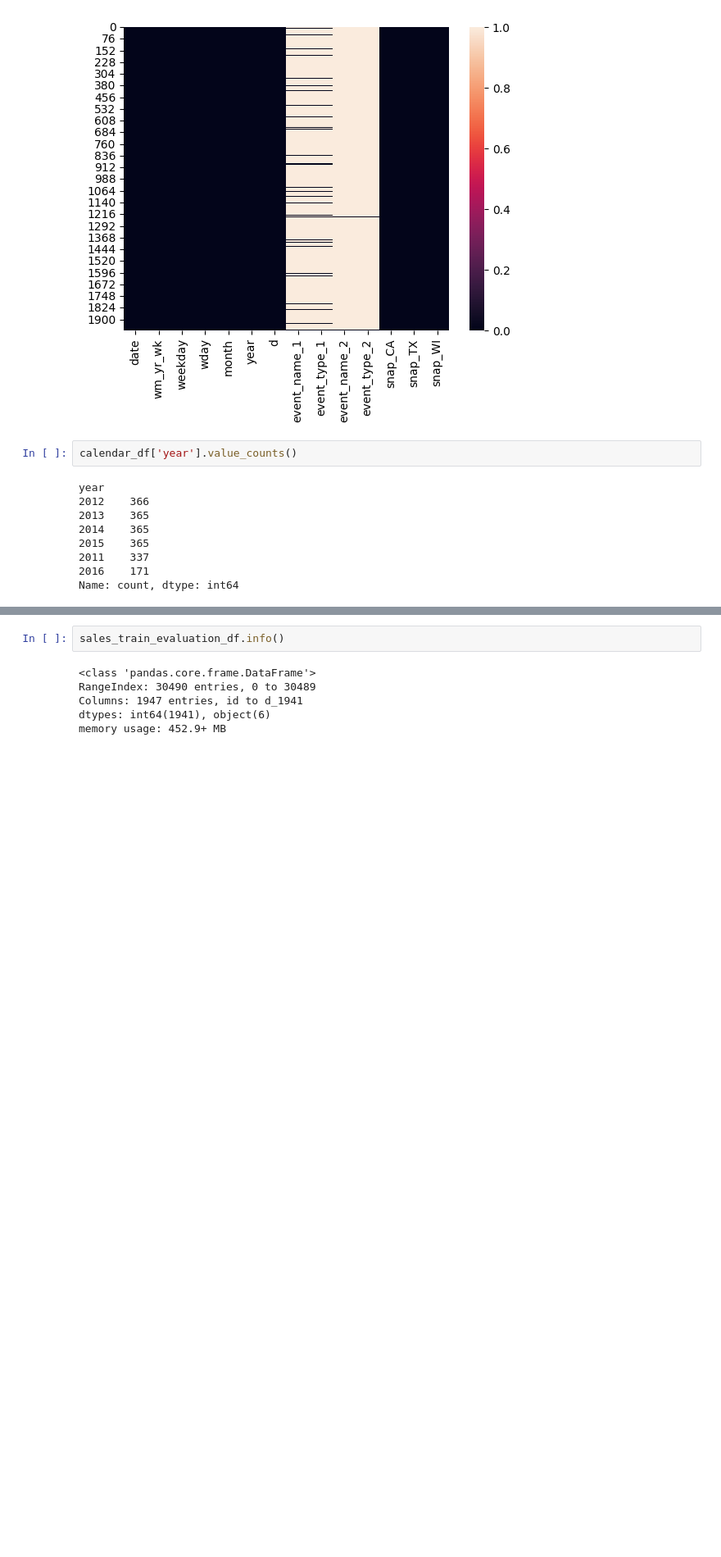
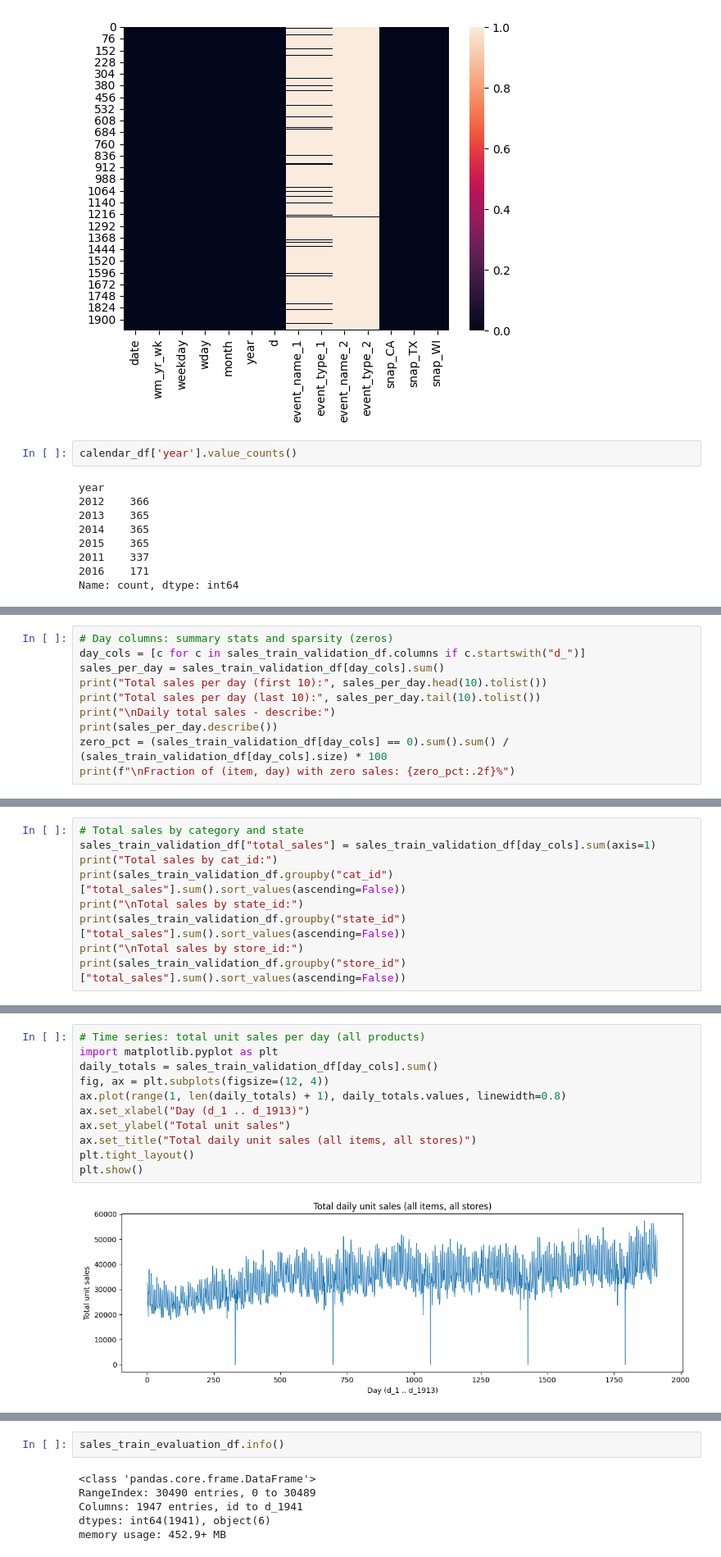
Before and after one commit to JimmysDataLab/Inventory-Forecasting-and-Modeling, a Jupyter notebook: notebooks/exploratory_data_analysis_and_modelling.ipynb, the cells around one changed output, grey strips where cells are left out. Shown at 82% size. Cells and saved outputs as stored; diff of their text form; blank space fills up the shorter version.

```diff
--- a/notebooks/exploratory_data_analysis_and_modelling.ipynb
+++ b/notebooks/exploratory_data_analysis_and_modelling.ipynb
@@ -177,0 +246,10 @@ Name: count, dtype: int64
+# %%
+# Day columns: summary stats and sparsity (zeros)
+day_cols = [c for c in sales_train_validation_df.columns if c.startswith("d_")]
+sales_per_day = sales_train_validation_df[day_cols].sum()
+print("Total sales per day (first 10):", sales_per_day.head(10).tolist())
+print("Total sales per day (last 10):", sales_per_day.tail(10).tolist())
+print("\nDaily total sales - describe:")
+print(sales_per_day.describe())
+zero_pct = (sales_train_validation_df[day_cols] == 0).sum().sum() / (sales_train_validation_df[day_cols].size) * 100
+print(f"\nFraction of (item, day) with zero sales: {zero_pct:.2f}%")
@@ -177,0 +272,9 @@ Name: count, dtype: int64
+# %%
+# Total sales by category and state
+sales_train_validation_df["total_sales"] = sales_train_validation_df[day_cols].sum(axis=1)
+print("Total sales by cat_id:")
+print(sales_train_validation_df.groupby("cat_id")["total_sales"].sum().sort_values(ascending=False))
+print("\nTotal sales by state_id:")
+print(sales_train_validation_df.groupby("state_id")["total_sales"].sum().sort_values(ascending=False))
+print("\nTotal sales by store_id:")
+print(sales_train_validation_df.groupby("store_id")["total_sales"].sum().sort_values(ascending=False))
@@ -177,0 +299,13 @@ Name: count, dtype: int64
+# %%
+# Time series: total unit sales per day (all products)
+import matplotlib.pyplot as plt
+daily_totals = sales_train_validation_df[day_cols].sum()
+fig, ax = plt.subplots(figsize=(12, 4))
+ax.plot(range(1, len(daily_totals) + 1), daily_totals.values, linewidth=0.8)
+ax.set_xlabel("Day (d_1 .. d_1913)")
+ax.set_ylabel("Total unit sales")
+ax.set_title("Total daily unit sales (all items, all stores)")
+plt.tight_layout()
+plt.show()
+# %% [output]
+[figure, added]
```
Also changed, not shown: parts of 19 cells of this notebook.
